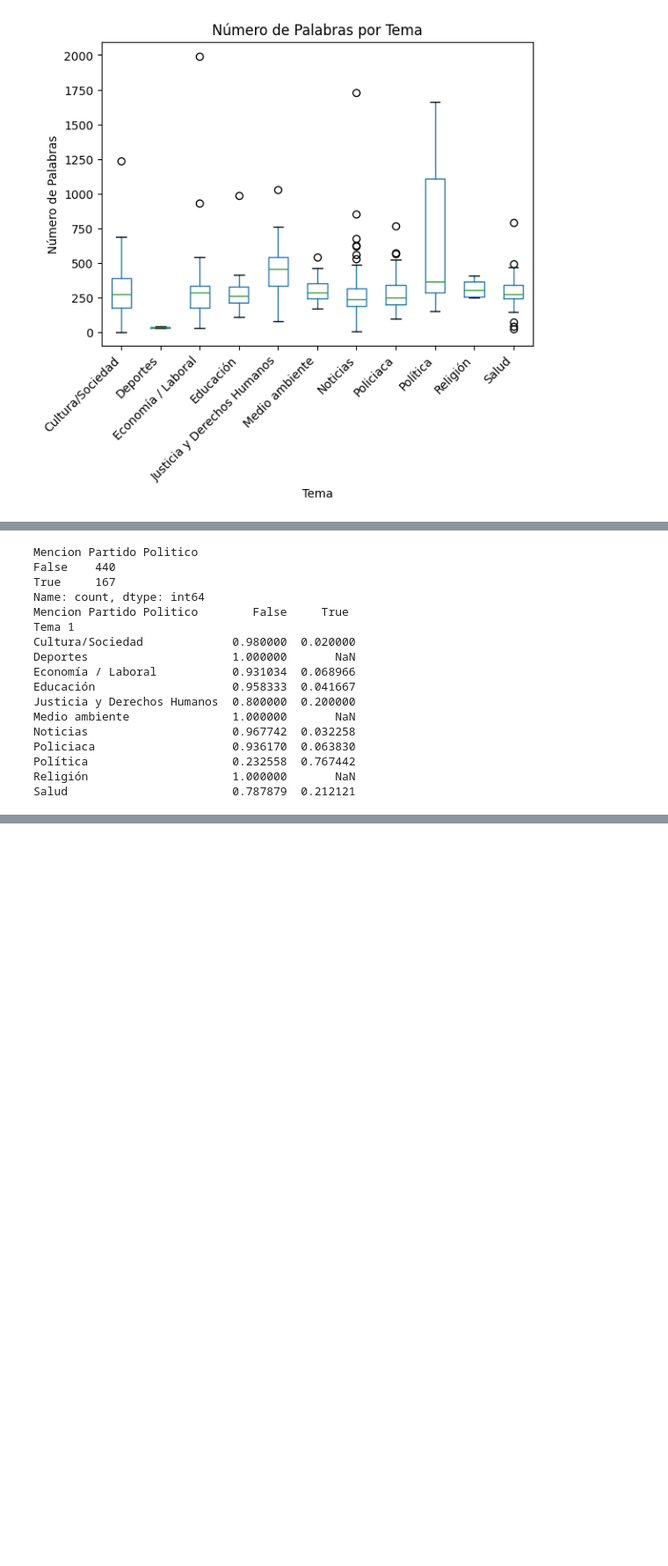
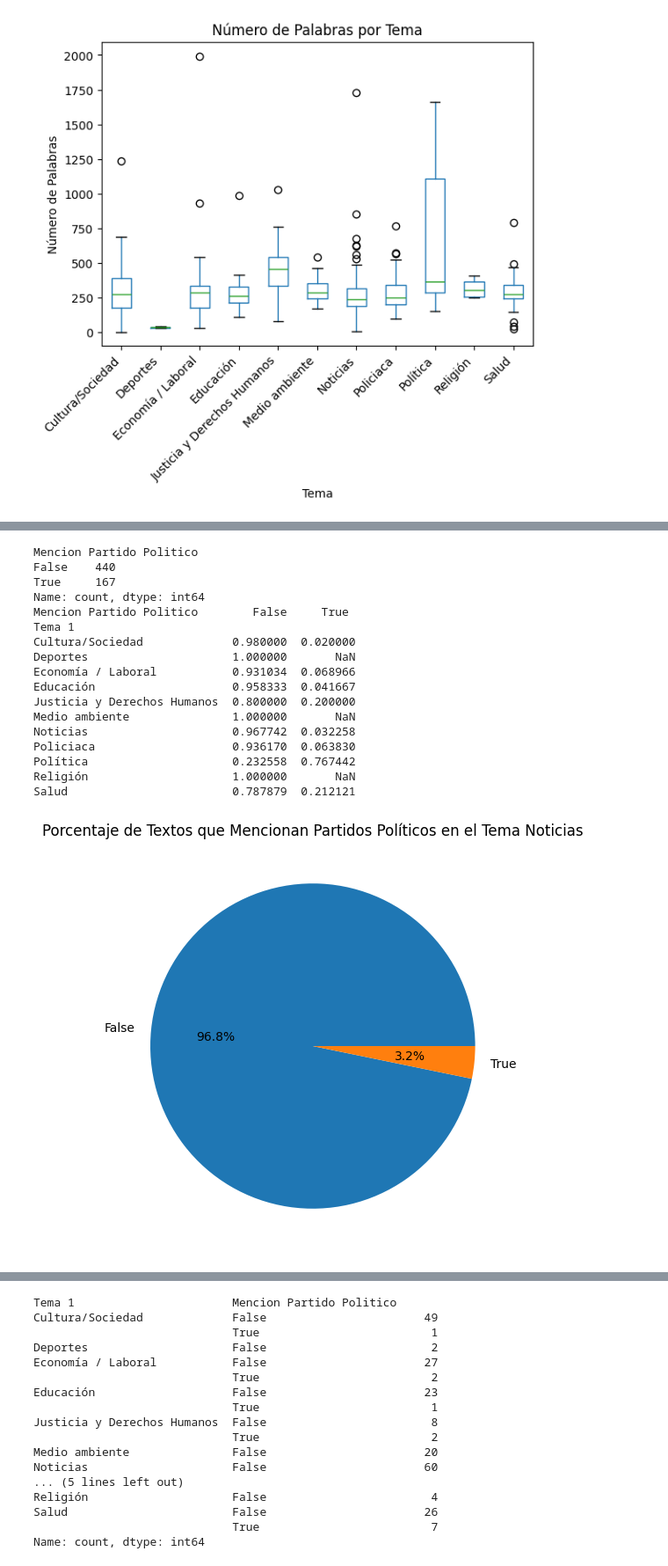
Before and after one commit to Majo2103/Proyecto_periodismo_silenciado, a Jupyter notebook: analisis_predictores.ipynb, the cells around one changed output, grey strips where cells are left out. Shown at 88% size. Cells and saved outputs as stored; diff of their text form; code cells hidden in the pictures; blank space fills up the shorter version.

```diff
--- a/analisis_predictores.ipynb
+++ b/analisis_predictores.ipynb
@@ -112,30 +186,47 @@ def texto_menciona_partido(texto):
             return True
     return False
 
 #Contiene o no cada partido político
 
 df_palabras_clave['Mencion Partido Politico']=df_palabras_clave['Texto'].apply(lambda x: texto_menciona_partido(str(x)))
 
 print(df_palabras_clave['Mencion Partido Politico'].value_counts())
 
+
+#Porcentaje de textos que mencionan a cada partido político
 mencion_partido_temas=df_palabras_clave.groupby('Tema 1')['Mencion Partido Politico'].value_counts(normalize=True).unstack()
 
 print(mencion_partido_temas)
+
+#Graficos de pie
+
+for tema in df['Tema 1'].dropna().unique():
+
+    plt.figure(figsize=(10,6))
+    mencion_partido_temas.loc[tema].plot(kind='pie', autopct='%1.1f%%')
+    plt.title('Porcentaje de Textos que Mencionan Partidos Políticos en el Tema {}'.format(tema))
+    plt.ylabel('')
+    plt.show()
+
+
+mencion_partido_temas_barras_agrupadas=df_palabras_clave.groupby('Tema 1')['Mencion Partido Politico'].value_counts()
+print(mencion_partido_temas_barras_agrupadas)
 # %% [output]
 Mencion Partido Politico
 False    440
 True     167
 Name: count, dtype: int64
 Mencion Partido Politico        False     True
 Tema 1
 Cultura/Sociedad             0.980000  0.020000
 Deportes                     1.000000       NaN
 Economía / Laboral           0.931034  0.068966
 Educación                    0.958333  0.041667
 Justicia y Derechos Humanos  0.800000  0.200000
 Medio ambiente               1.000000       NaN
 Noticias                     0.967742  0.032258
 Policiaca                    0.936170  0.063830
 Política                     0.232558  0.767442
 Religión                     1.000000       NaN
 Salud                        0.787879  0.212121
+[figure, added]
@@ -141,0 +243,17 @@ Salud                        0.787879  0.212121
+Tema 1                       Mencion Partido Politico
+Cultura/Sociedad             False                       49
+                             True                         1
+Deportes                     False                        2
+Economía / Laboral           False                       27
+                             True                         2
+Educación                    False                       23
+                             True                         1
+Justicia y Derechos Humanos  False                        8
+                             True                         2
+Medio ambiente               False                       20
+Noticias                     False                       60
+... (5 lines left out)
+Religión                     False                        4
+Salud                        False                       26
+                             True                         7
+Name: count, dtype: int64
```
Also changed, not shown: parts of 6 cells of this notebook.
